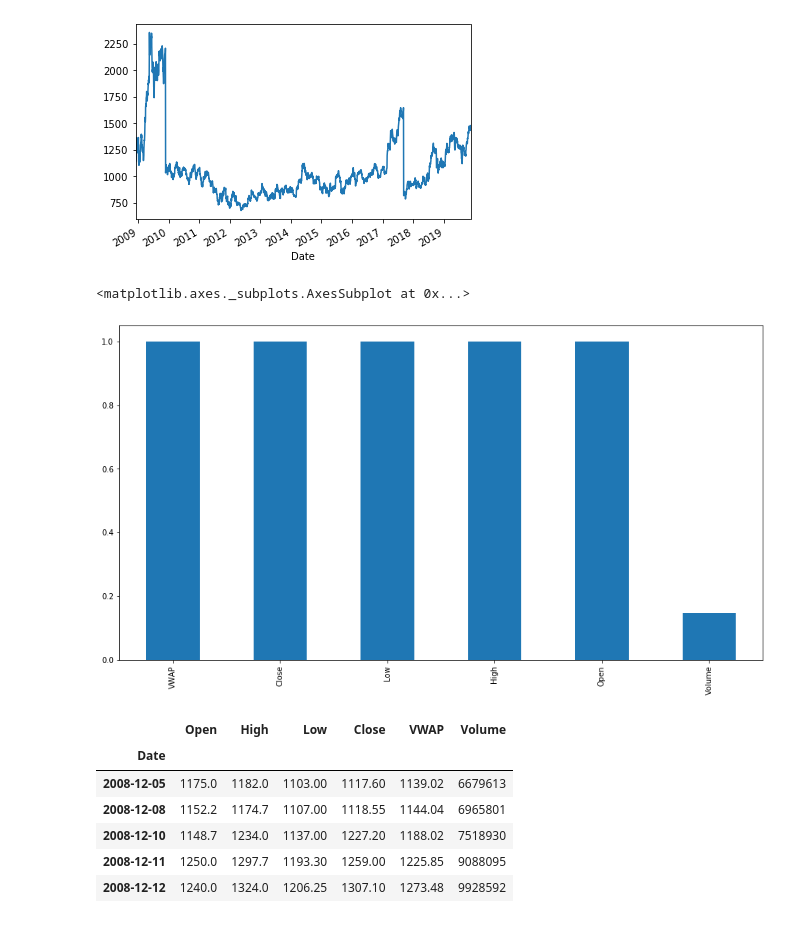
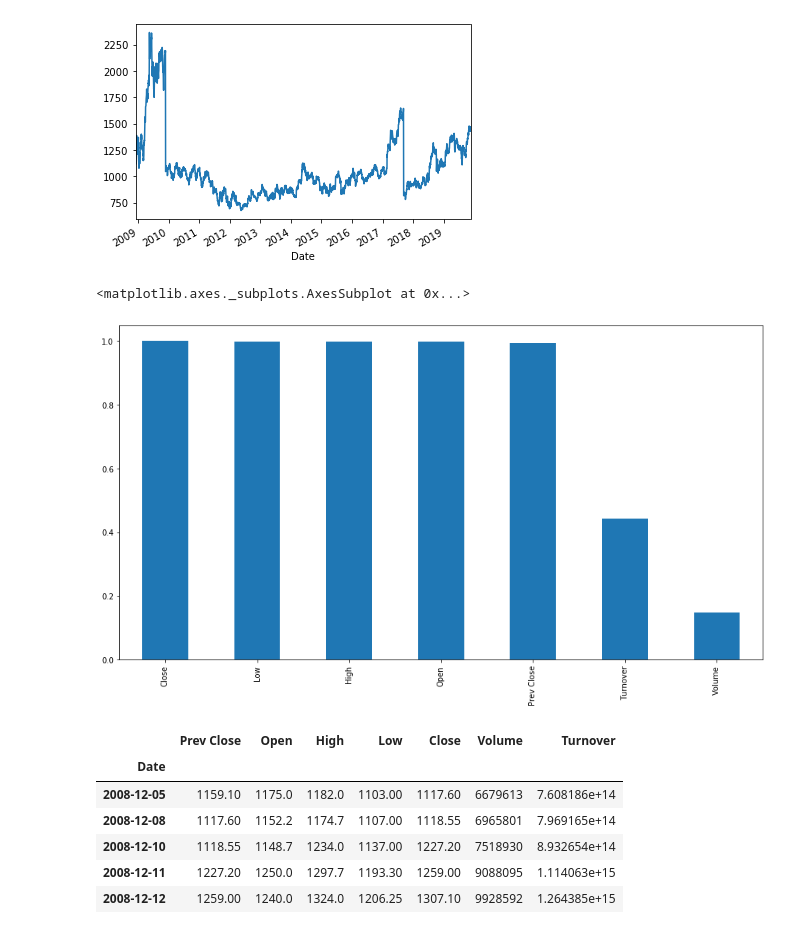
Before and after one commit to spikeeSakshu/ForeSenti, a Jupyter notebook: Predict_HistoricData.ipynb, the cells around one changed output. Drawn from its saved outputs; the diff is of its cells as text; code cells hidden in the pictures.

```diff
--- a/Predict_HistoricData.ipynb
+++ b/Predict_HistoricData.ipynb
@@ -24,5 +26,5 @@ df.head()
 # %%
-columns=['Open', 'High', 'Low', 'Close', 'VWAP', 'Volume']
+columns=['Prev Close','Open', 'High', 'Low', 'Close', 'Volume', 'Turnover']
 # %%
 df_final= df[columns]
 df_final.tail()
@@ -58,22 +60,22 @@ df_final['VWAP'].plot()
 # %%
 # Plotting Correlation of "Churn" with predictors
 plt.figure(figsize=(15,8))
-df_final.corr()['VWAP'].sort_values(ascending = False).plot(kind='bar')
+df_final.corr()['Close'].sort_values(ascending = False).plot(kind='bar')
 # %% [output]
 <matplotlib.axes._subplots.AxesSubplot at 0x...>
-[figure, old version]
+[figure, new version]
 # %%
 test = df_final
 # Target column
-target = pd.DataFrame(test['VWAP'])
+target = pd.DataFrame(test['Close'])
 test.head()
 # %% [output]
-|  | Open | High | Low | Close | VWAP | Volume |
-| Date |  |  |  |  |  |  |
-| 2008-12-05 | 1175.0 | 1182.0 | 1103.00 | 1117.60 | 1139.02 | 6679613 |
-| 2008-12-08 | 1152.2 | 1174.7 | 1107.00 | 1118.55 | 1144.04 | 6965801 |
-| 2008-12-10 | 1148.7 | 1234.0 | 1137.00 | 1227.20 | 1188.02 | 7518930 |
-| 2008-12-11 | 1250.0 | 1297.7 | 1193.30 | 1259.00 | 1225.85 | 9088095 |
-| 2008-12-12 | 1240.0 | 1324.0 | 1206.25 | 1307.10 | 1273.48 | 9928592 |
+|  | Prev Close | Open | High | Low | Close | Volume | Turnover |
+| Date |  |  |  |  |  |  |  |
+| 2008-12-05 | 1159.10 | 1175.0 | 1182.0 | 1103.00 | 1117.60 | 6679613 | 7.608186e+14 |
+| 2008-12-08 | 1117.60 | 1152.2 | 1174.7 | 1107.00 | 1118.55 | 6965801 | 7.969165e+14 |
+| 2008-12-10 | 1118.55 | 1148.7 | 1234.0 | 1137.00 | 1227.20 | 7518930 | 8.932654e+14 |
+| 2008-12-11 | 1227.20 | 1250.0 | 1297.7 | 1193.30 | 1259.00 | 9088095 | 1.114063e+15 |
+| 2008-12-12 | 1259.00 | 1240.0 | 1324.0 | 1206.25 | 1307.10 | 9928592 | 1.264385e+15 |
 # %%
 # selecting Feature Columns
```
Also changed, not shown: parts of 25 cells of this notebook, 1 other file.
